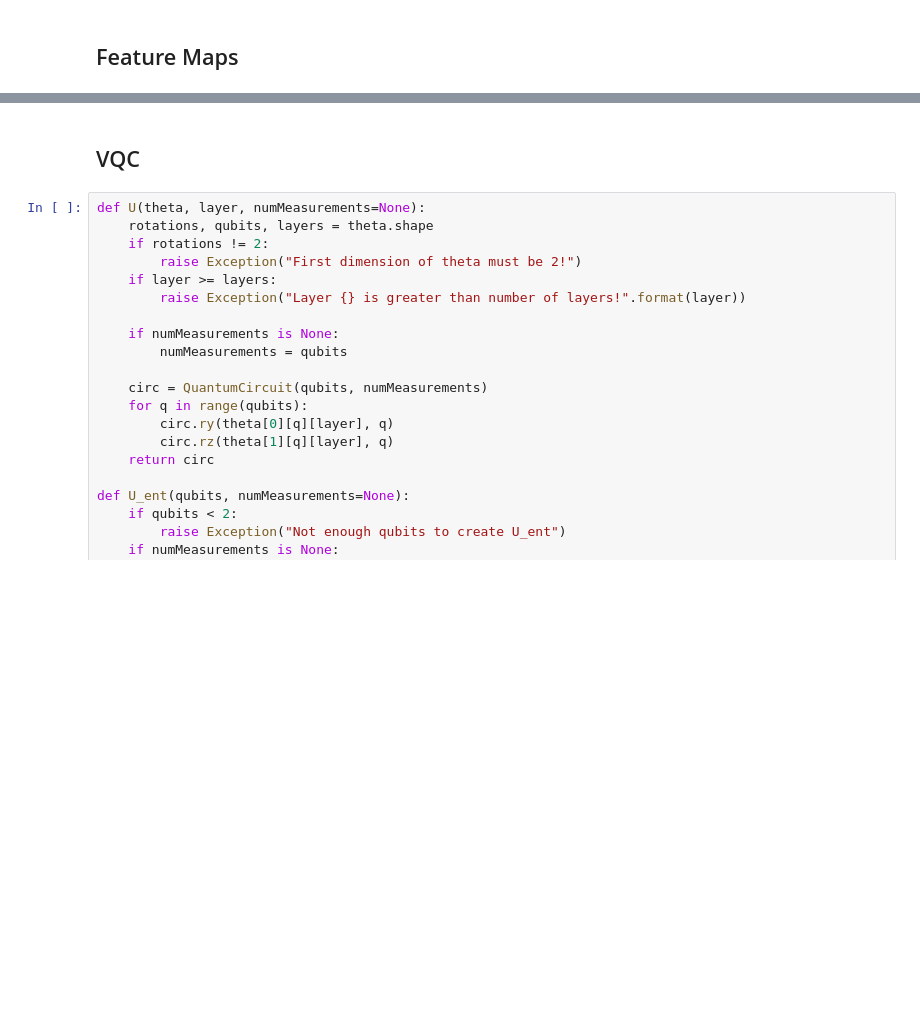
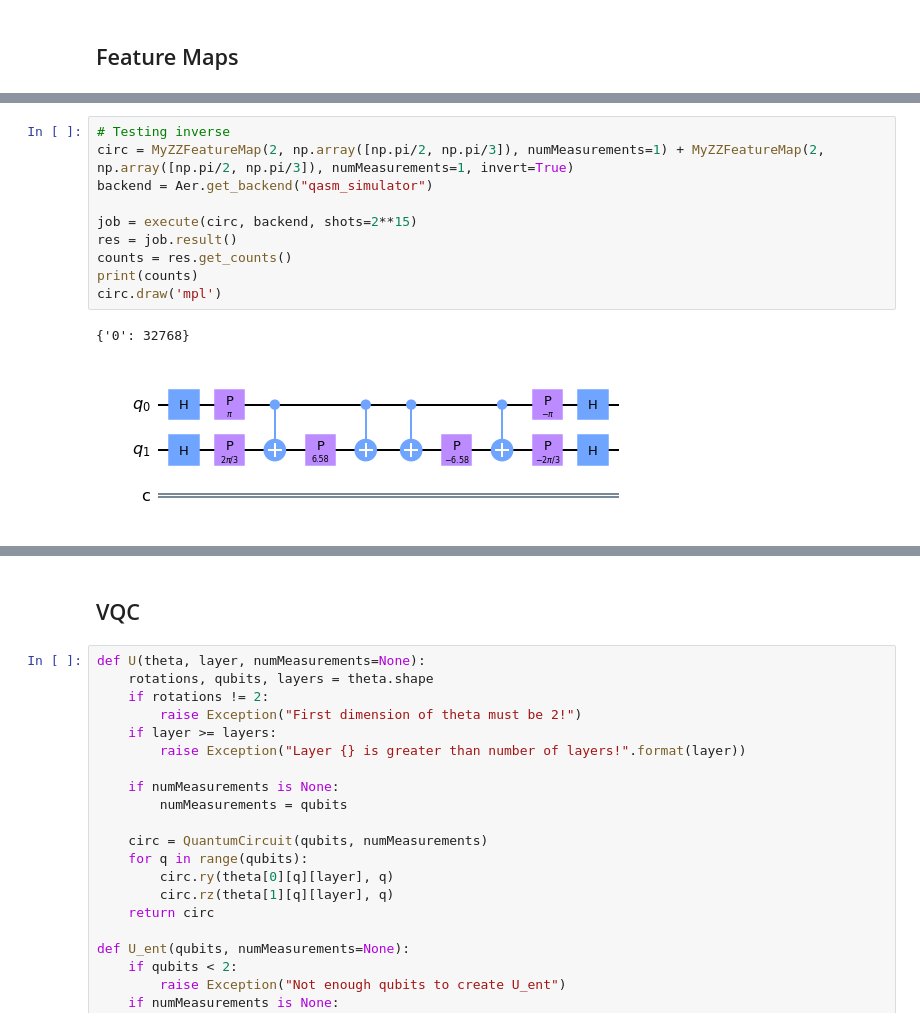
Before and after one commit to cwjsdsu/Qractice, a Jupyter notebook: Cole/VariationalQuantumClassifierPart2.ipynb, the cells around one changed output, grey strips where cells are left out. Saved outputs shown, nothing was run; the diff lists cells and outputs as text; blank space fills up the shorter version.

```diff
--- a/Cole/VariationalQuantumClassifierPart2.ipynb
+++ b/Cole/VariationalQuantumClassifierPart2.ipynb
@@ -50 +105,14 @@ def RyFeatureMap(qubits, x, numMeasurements=None):
+# %%
+# Testing inverse
+circ = MyZZFeatureMap(2, np.array([np.pi/2, np.pi/3]), numMeasurements=1) + MyZZFeatureMap(2, np.array([np.pi/2, np.pi/3]), numMeasurements=1, invert=True)
+backend = Aer.get_backend("qasm_simulator")
+
+job = execute(circ, backend, shots=2**15)
+res = job.result()
+counts = res.get_counts()
+print(counts)
+circ.draw('mpl')
+# %% [output]
+{'0': 32768}
+[figure, added]
 # %%
```
Also changed, not shown: parts of 44 cells of this notebook.
